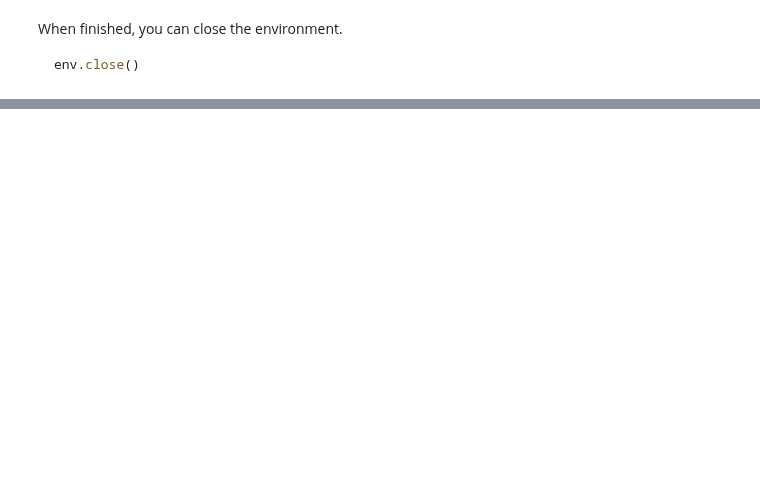
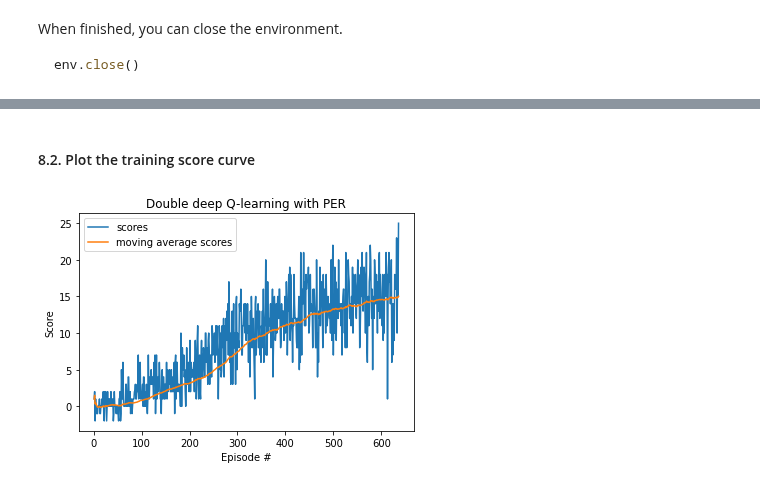
Before and after one commit to zhulingchen/deep-reinforcement-learning, a Jupyter notebook: p1_navigation/Navigation.ipynb, the cells around one changed output, grey strips where cells are left out. Drawn from its saved outputs; the diff is of its cells as text; code cells hidden in the pictures; blank space fills up the shorter version.

```diff
--- a/p1_navigation/Navigation.ipynb
+++ b/p1_navigation/Navigation.ipynb
@@ -462,0 +438,15 @@ Average score (after dueling deep Q-learning): 15.95
+# %% [markdown]
+#### 8.2. Plot the training score curve
+# %%
+plt.figure()
+plt.plot(np.arange(1, len(scores_doubledqnper)+1), scores_doubledqnper,
+         label='scores')
+plt.plot(np.arange(1, len(scores_doubledqnper_movingmean)+1), scores_doubledqnper_movingmean,
+         label='moving average scores')
+plt.legend()
+plt.ylabel('Score')
+plt.xlabel('Episode #')
+plt.title('Double deep Q-learning with PER')
+plt.show()
+# %% [output]
+[figure, added]
```
Also changed, not shown: parts of 35 cells of this notebook, 6 other files.
